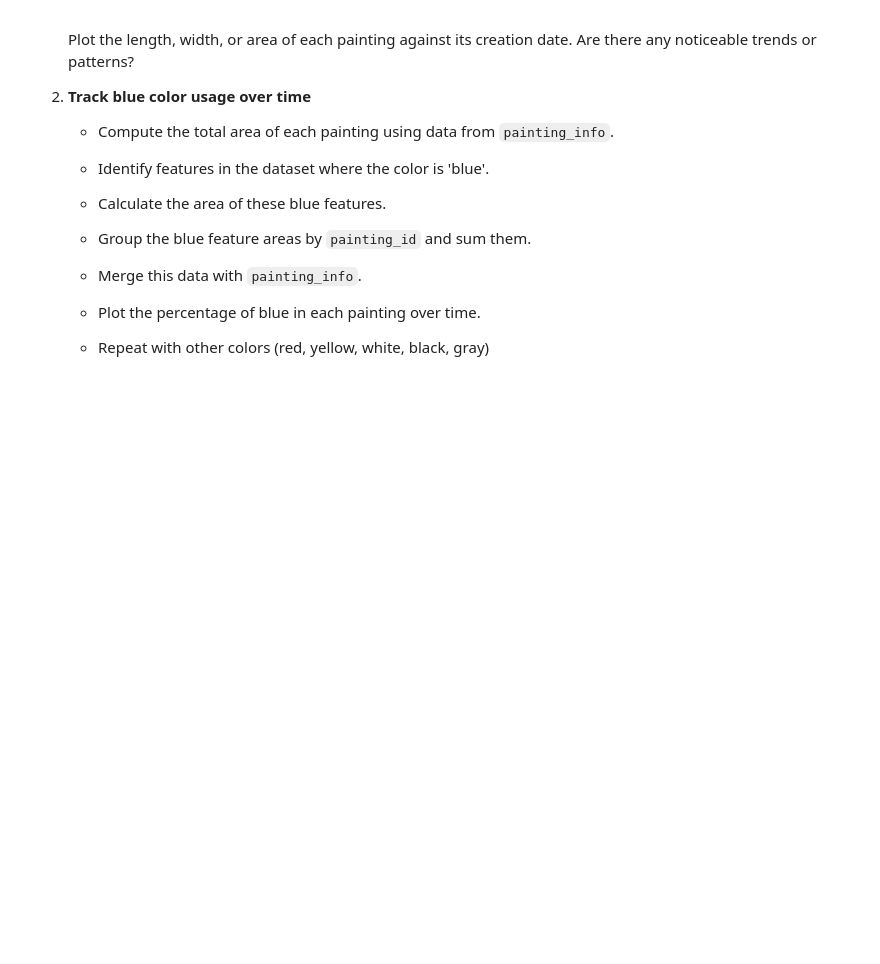
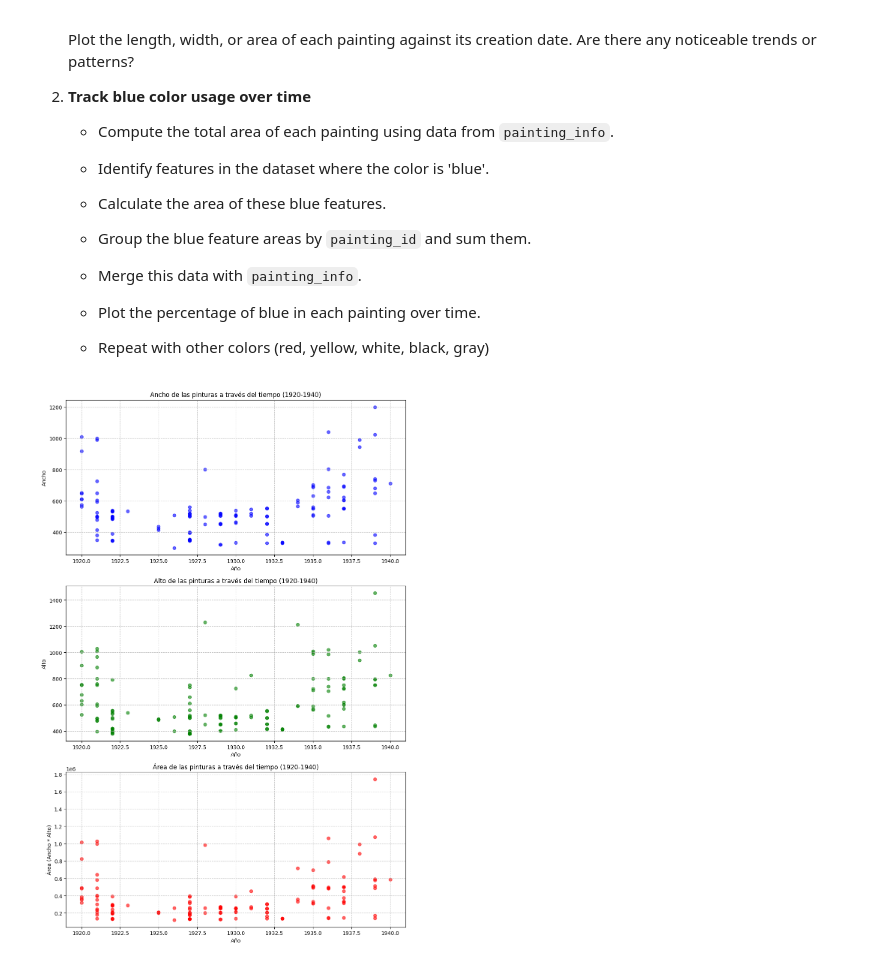
Before and after one commit to EdgarErh/Mineria_de_datos, a Jupyter notebook: mondrian_art_project.ipynb, the cells around one changed output. Drawn from its saved outputs; the diff is of its cells as text; code cells hidden in the pictures; blank space fills up the shorter version.

```diff
--- a/mondrian_art_project.ipynb
+++ b/mondrian_art_project.ipynb
@@ -412,0 +411,34 @@ Here are some ideas for extending the project:
+# %%
+# YOUR CODE HERE (add new cells as needed)  #
+import pandas as pd
+import matplotlib.pyplot as plt
+
+info_df = pd.read_csv('mondrian-painting-info.csv')
+
+info_df['area'] = info_df['width'] * info_df['height']
+
+fig, axes = plt.subplots(3, 1, figsize=(10, 15))
+
+axes[0].scatter(info_df['year'], info_df['width'], alpha=0.6, color='blue')
+axes[0].set_title('Ancho de las pinturas a través del tiempo (1920-1940)')
+axes[0].set_xlabel('Año')
+axes[0].set_ylabel('Ancho')
+axes[0].grid(True, linestyle='--', alpha=0.7)
+
+axes[1].scatter(info_df['year'], info_df['height'], alpha=0.6, color='green')
+axes[1].set_title('Alto de las pinturas a través del tiempo (1920-1940)')
+axes[1].set_xlabel('Año')
+axes[1].set_ylabel('Alto')
+axes[1].grid(True, linestyle='--', alpha=0.7)
+
+
+axes[2].scatter(info_df['year'], info_df['area'], alpha=0.6, color='red')
+axes[2].set_title('Área de las pinturas a través del tiempo (1920-1940)')
+axes[2].set_xlabel('Año')
+axes[2].set_ylabel('Área (Ancho * Alto)')
+axes[2].grid(True, linestyle='--', alpha=0.7)
+
+plt.tight_layout()
+plt.show()
+# %% [output]
+[figure, added]
```
Also changed, not shown: parts of 1 cell of this notebook.
